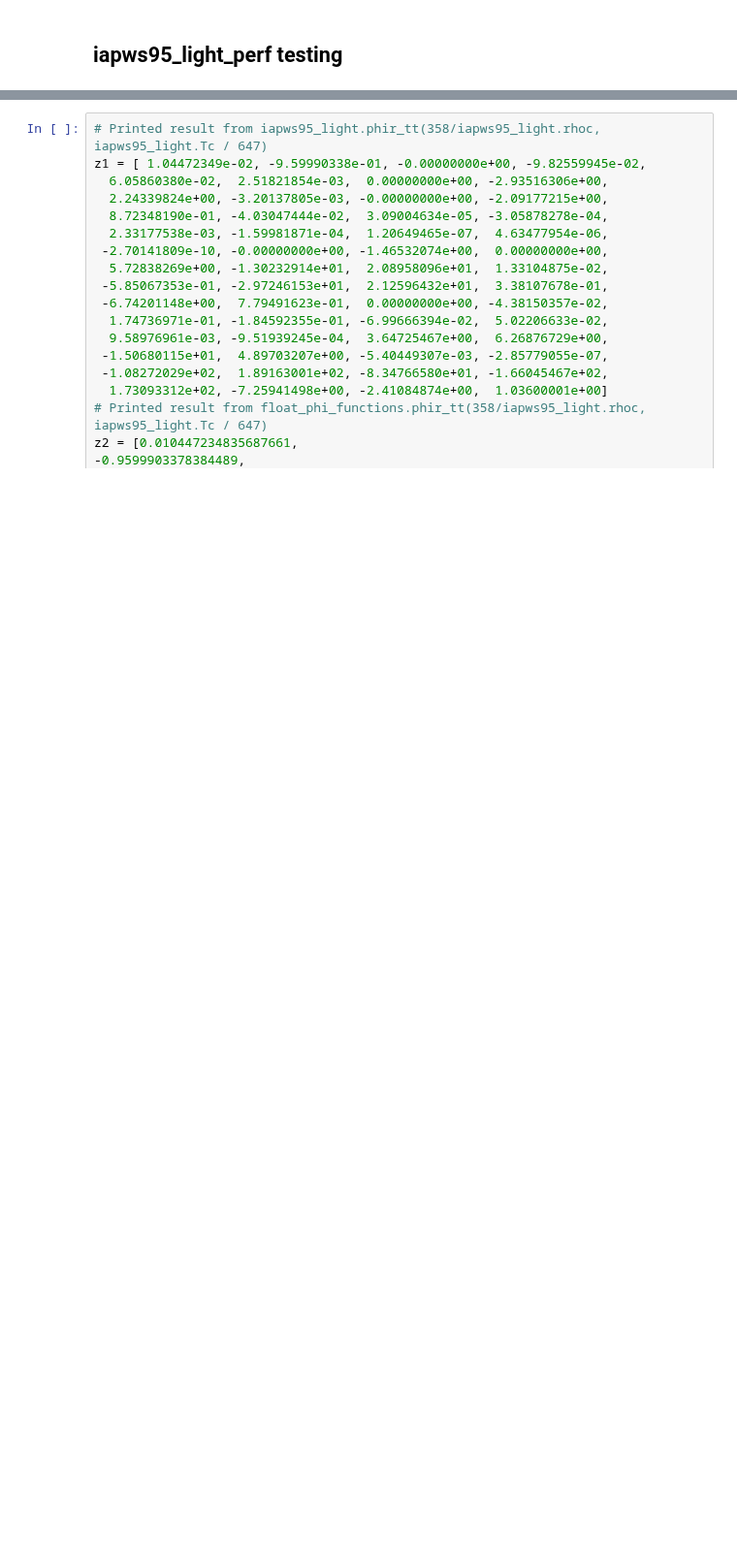
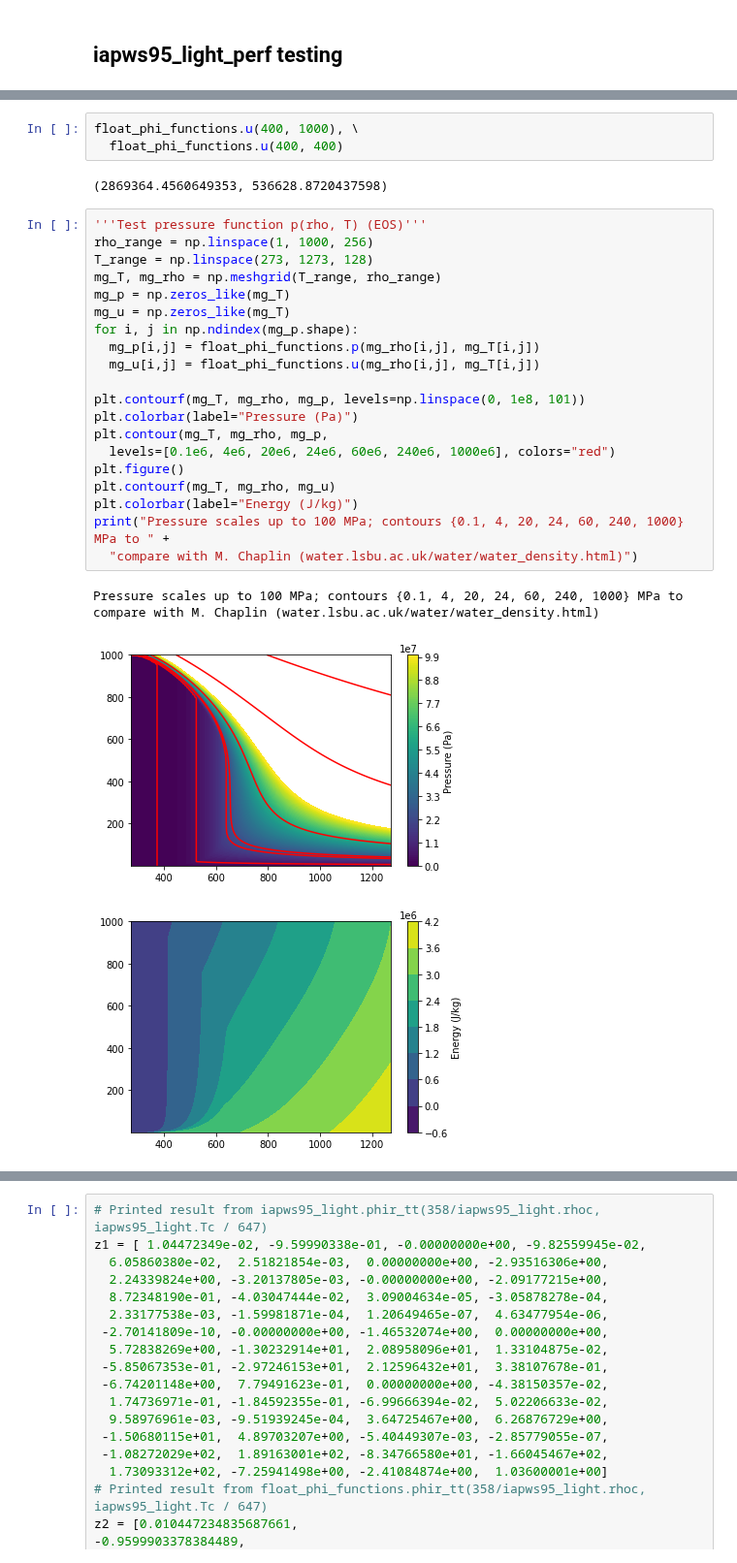
Before and after one commit to fredriclam/iapws95_light, a Jupyter notebook: water_tester.ipynb, the cells around one changed output, grey strips where cells are left out. Shown at 97% size. Saved outputs shown, nothing was run; the diff lists cells and outputs as text; blank space fills up the shorter version.

```diff
--- a/water_tester.ipynb
+++ b/water_tester.ipynb
@@ -448 +436,30 @@ import numpy as np
+# %%
+float_phi_functions.u(400, 1000), \
+  float_phi_functions.u(400, 400)
+# %% [output]
+(2869364.4560649353, 536628.8720437598)
+# %%
+'''Test pressure function p(rho, T) (EOS)'''
+rho_range = np.linspace(1, 1000, 256)
+T_range = np.linspace(273, 1273, 128)
+mg_T, mg_rho = np.meshgrid(T_range, rho_range)
+mg_p = np.zeros_like(mg_T)
+mg_u = np.zeros_like(mg_T)
+for i, j in np.ndindex(mg_p.shape):
+  mg_p[i,j] = float_phi_functions.p(mg_rho[i,j], mg_T[i,j])
+  mg_u[i,j] = float_phi_functions.u(mg_rho[i,j], mg_T[i,j])
+
+plt.contourf(mg_T, mg_rho, mg_p, levels=np.linspace(0, 1e8, 101))
+plt.colorbar(label="Pressure (Pa)")
+plt.contour(mg_T, mg_rho, mg_p,
+  levels=[0.1e6, 4e6, 20e6, 24e6, 60e6, 240e6, 1000e6], colors="red")
+plt.figure()
+plt.contourf(mg_T, mg_rho, mg_u)
+plt.colorbar(label="Energy (J/kg)")
+print("Pressure scales up to 100 MPa; contours {0.1, 4, 20, 24, 60, 240, 1000} MPa to " +
+  "compare with M. Chaplin (water.lsbu.ac.uk/water/water_density.html)")
+# %% [output]
+Pressure scales up to 100 MPa; contours {0.1, 4, 20, 24, 60, 240, 1000} MPa to compare with M. Chaplin (water.lsbu.ac.uk/water/water_density.html)
+[figure, added]
+[figure, added]
 # %%
```
Also changed, not shown: parts of 23 cells of this notebook, 4 other files.
